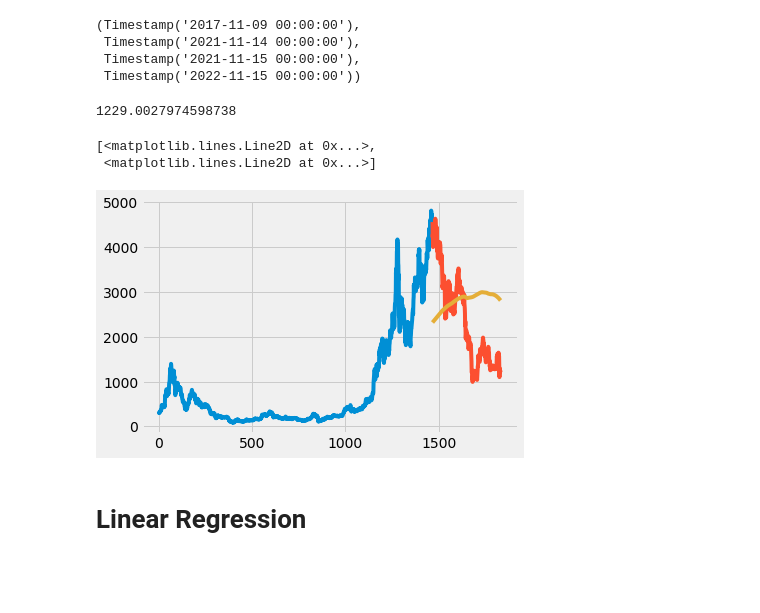
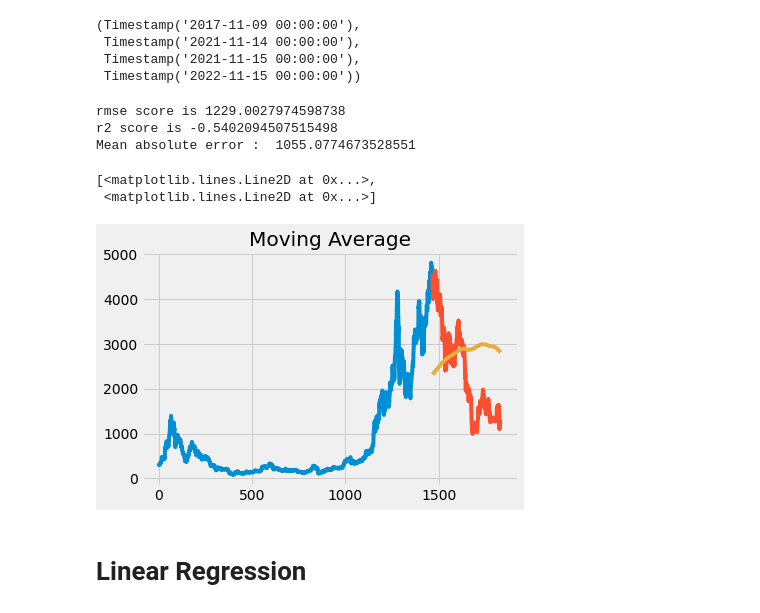
Before and after one commit to renyong0102/CS5100group7, a Jupyter notebook: OtherModels.ipynb, the cells around one changed output. Saved outputs shown, nothing was run; the diff lists cells and outputs as text; code cells hidden in the pictures; blank space fills up the shorter version.

```diff
--- a/OtherModels.ipynb
+++ b/OtherModels.ipynb
@@ -263,22 +221,33 @@ for i in range(0,len(valid)):
 # %%
 #calculate rmse
 
 rmse=np.sqrt(np.mean(np.power((np.array(valid['Close'])-preds),2)))
 
-print(rmse)
+print('rmse score is', rmse)
+
+r_square = r2_score(valid['Close'], preds)
+print('r2 score is', r_square)
+
+# calculate MAE
+mean_absolute_error = mae(valid['Close'], preds)
+
+# display
+print("Mean absolute error : " , mean_absolute_error)
 
 #plot
 
-
+plt.title("Moving Average")
 valid.loc[:,'Predictions'] = preds
 plt.plot(train['Close'])
 
 plt.plot(valid[['Close', 'Predictions']])
 # %% [output]
-1229.0027974598738
+rmse score is 1229.0027974598738
+r2 score is -0.5402094507515498
+Mean absolute error :  1055.0774673528551
 [<matplotlib.lines.Line2D at 0x...>,
  <matplotlib.lines.Line2D at 0x...>]
-[figure, old version]
+[figure, new version]
 # %% [markdown]
 # Linear Regression
 # %%
```
Also changed, not shown: parts of 17 cells of this notebook.
